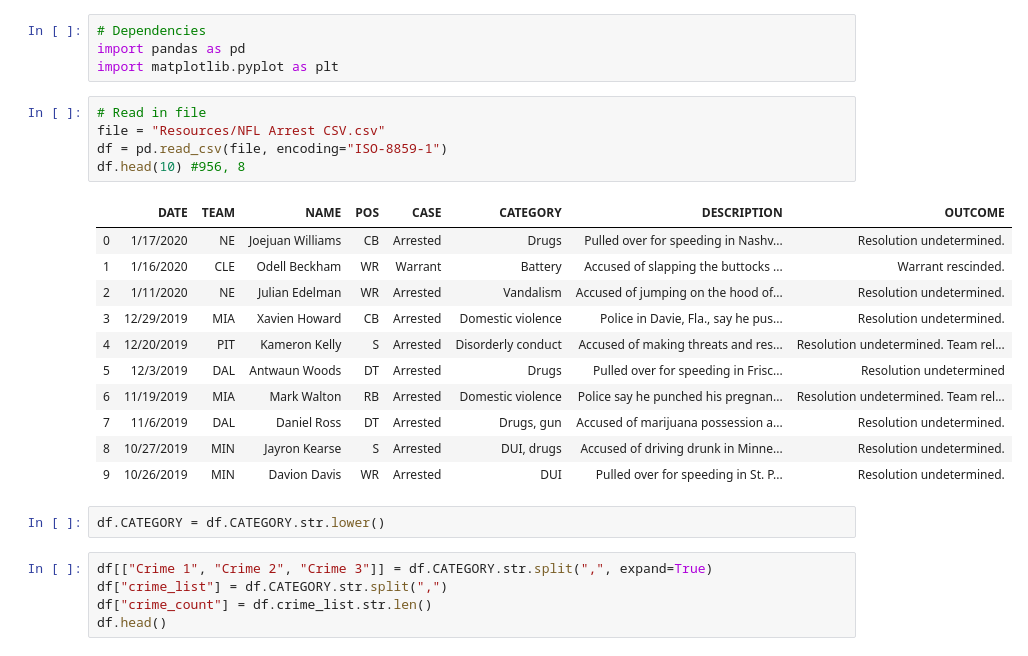
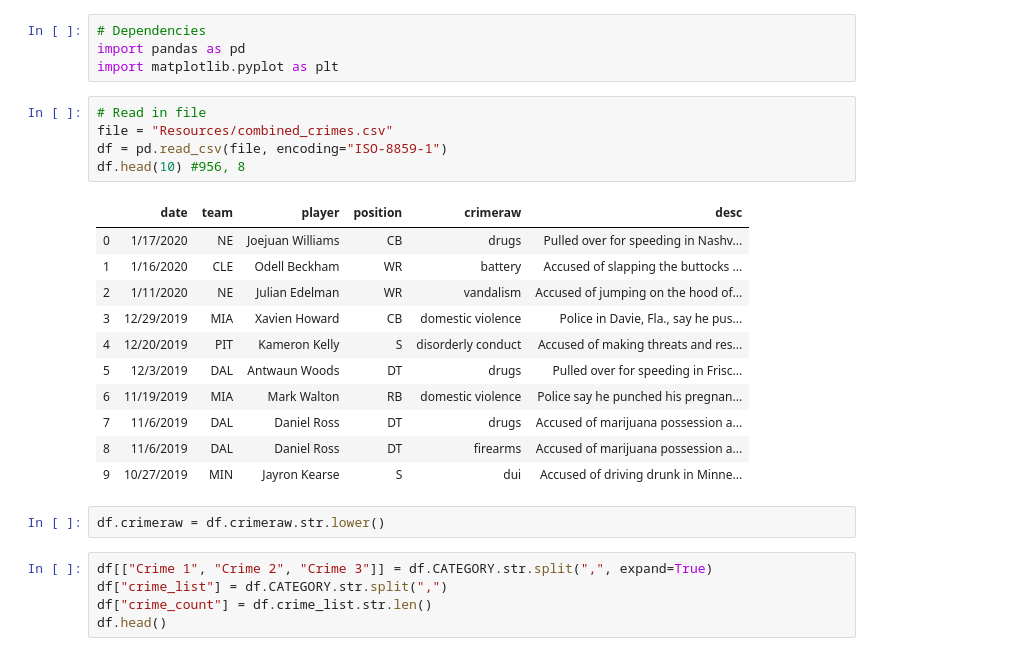
Before and after one commit to alecslaney/project2, a Jupyter notebook: Team Wins Csv and Scatter n stuff/cappybara/Arrest Data Clean.ipynb, the cells around one changed output. Cells and saved outputs as stored; diff of their text form.

```diff
--- a/Team Wins Csv and Scatter n stuff/cappybara/Arrest Data Clean.ipynb
+++ b/Team Wins Csv and Scatter n stuff/cappybara/Arrest Data Clean.ipynb
@@ -4,23 +4,23 @@ import pandas as pd
 import matplotlib.pyplot as plt
 # %%
 # Read in file
-file = "Resources/NFL Arrest CSV.csv"
+file = "Resources/combined_crimes.csv"
 df = pd.read_csv(file, encoding="ISO-8859-1")
 df.head(10) #956, 8
 # %% [output]
-|  | DATE | TEAM | NAME | POS | CASE | CATEGORY | DESCRIPTION | OUTCOME |
-| 0 | 1/17/2020 | NE | Joejuan Williams | CB | Arrested | Drugs | Pulled over for speeding in Nashv... | Resolution undetermined. |
-| 1 | 1/16/2020 | CLE | Odell Beckham | WR | Warrant | Battery | Accused of slapping the buttocks ... | Warrant rescinded. |
-| 2 | 1/11/2020 | NE | Julian Edelman | WR | Arrested | Vandalism | Accused of jumping on the hood of... | Resolution undetermined. |
-| 3 | 12/29/2019 | MIA | Xavien Howard | CB | Arrested | Domestic violence | Police in Davie, Fla., say he pus... | Resolution undetermined. |
-| 4 | 12/20/2019 | PIT | Kameron Kelly | S | Arrested | Disorderly conduct | Accused of making threats and res... | Resolution undetermined. Team rel... |
-| 5 | 12/3/2019 | DAL | Antwaun Woods | DT | Arrested | Drugs | Pulled over for speeding in Frisc... | Resolution undetermined |
-| 6 | 11/19/2019 | MIA | Mark Walton | RB | Arrested | Domestic violence | Police say he punched his pregnan... | Resolution undetermined. Team rel... |
-| 7 | 11/6/2019 | DAL | Daniel Ross | DT | Arrested | Drugs, gun | Accused of marijuana possession a... | Resolution undetermined. |
-| 8 | 10/27/2019 | MIN | Jayron Kearse | S | Arrested | DUI, drugs | Accused of driving drunk in Minne... | Resolution undetermined. |
-| 9 | 10/26/2019 | MIN | Davion Davis | WR | Arrested | DUI | Pulled over for speeding in St. P... | Resolution undetermined. |
+|  | date | team | player | position | crimeraw | desc |
+| 0 | 1/17/2020 | NE | Joejuan Williams | CB | drugs | Pulled over for speeding in Nashv... |
+| 1 | 1/16/2020 | CLE | Odell Beckham | WR | battery | Accused of slapping the buttocks ... |
+| 2 | 1/11/2020 | NE | Julian Edelman | WR | vandalism | Accused of jumping on the hood of... |
+| 3 | 12/29/2019 | MIA | Xavien Howard | CB | domestic violence | Police in Davie, Fla., say he pus... |
+| 4 | 12/20/2019 | PIT | Kameron Kelly | S | disorderly conduct | Accused of making threats and res... |
+| 5 | 12/3/2019 | DAL | Antwaun Woods | DT | drugs | Pulled over for speeding in Frisc... |
+| 6 | 11/19/2019 | MIA | Mark Walton | RB | domestic violence | Police say he punched his pregnan... |
+| 7 | 11/6/2019 | DAL | Daniel Ross | DT | drugs | Accused of marijuana possession a... |
+| 8 | 11/6/2019 | DAL | Daniel Ross | DT | firearms | Accused of marijuana possession a... |
+| 9 | 10/27/2019 | MIN | Jayron Kearse | S | dui | Accused of driving drunk in Minne... |
 # %%
-df.CATEGORY = df.CATEGORY.str.lower()
+df.crimeraw = df.crimeraw.str.lower()
 # %%
 df[["Crime 1", "Crime 2", "Crime 3"]] = df.CATEGORY.str.split(",", expand=True)
 df["crime_list"] = df.CATEGORY.str.split(",")
```
Also changed, not shown: parts of 2 cells of this notebook, 5 other files.
